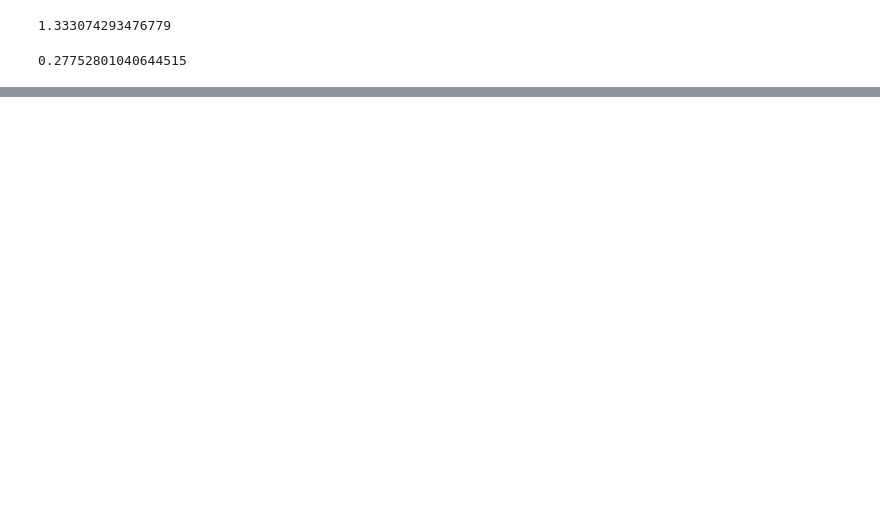
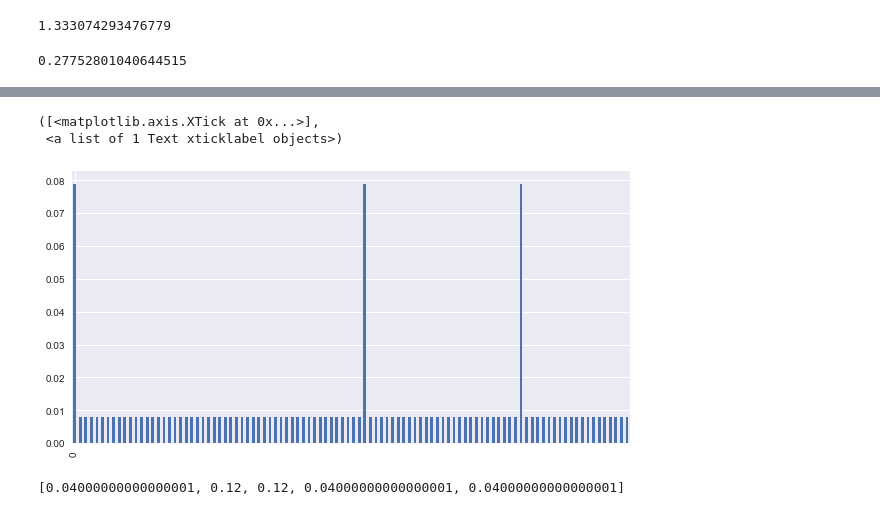
Before and after one commit to vincefav/bayes, a Jupyter notebook: Probability.ipynb, the cells around one changed output, grey strips where cells are left out. Drawn from its saved outputs; the diff is of its cells as text; code cells hidden in the pictures; blank space fills up the shorter version.

```diff
--- a/Probability.ipynb
+++ b/Probability.ipynb
@@ -590,6 +597,6 @@ def mover(location=location, distance=2, accuracy=.8):
 # %%
-for i in range(300):
+for i in range(10):
     location = mover(location, distance=3, accuracy=.8)
 
-[(round(i*100, 2))/(sum(location)) for i in location]
+location
 # %% [output]
@@ -664,0 +699,14 @@ print p
+# %%
+prior = [0.2] * 5
+colors = 'red green green red red'.split()
+
+sensed = 'green'
+scalar = 20
+
+for i in range(len(colors)):
+    if colors[i] == sensed:
+        prior[i] = prior[i] * scalar
+
+prior = [i/sum(prior) for i in prior]
+
+prior
@@ -664,0 +724,51 @@ print p
+# %%
+from random import choice
+# colors_orig = 'red green green red red green green red red green red green green red'.split()
+colors_orig = []
+for i in range(100):
+    colors_orig.append(choice(['green', 'red']))
+
+prior = [1/len(colors_orig)] * len(colors_orig)
+
+sensed = 'green green green green'.split()
+
+colors = colors_orig + colors_orig[:len(sensed)-1]
+scalar = 10
+
+for i in range(0, len(colors_orig), len(sensed)):
+    if colors[i:i+len(sensed)] == sensed:
+        prior[i] *= scalar
+
+prior = [i/sum(prior) for i in prior]
+# %%
+pd.Series(prior).plot.bar(figsize=(10,5))
+plt.xticks([0])
+# %% [output]
+([<matplotlib.axis.XTick at 0x...>],
+ <a list of 1 Text xticklabel objects>)
+[figure, added]
+# %%
+p=[0.2, 0.2, 0.2, 0.2, 0.2]
+color_world = ['green', 'red', 'red', 'green', 'green']
+Z = 'red'
+motions = [1,1]
+pHit = 0.6
+pMiss = 0.2
+pExact = 0.8
+pOvershoot = 0.1
+pUndershoot = 0.1
+
+def sense(p, Z):
+    #
+    #ADD YOUR CODE HERE
+    q=[]
+    for i, col in enumerate(color_world):
+        if col == Z:
+            q.append(p[i]*pHit)
+        else:
+            q.append(p[i]*pMiss)
+    return q
+
+print (sense(p,Z))
+# %% [output]
+[0.04000000000000001, 0.12, 0.12, 0.04000000000000001, 0.04000000000000001]
```
Also changed, not shown: parts of 11 cells of this notebook.
